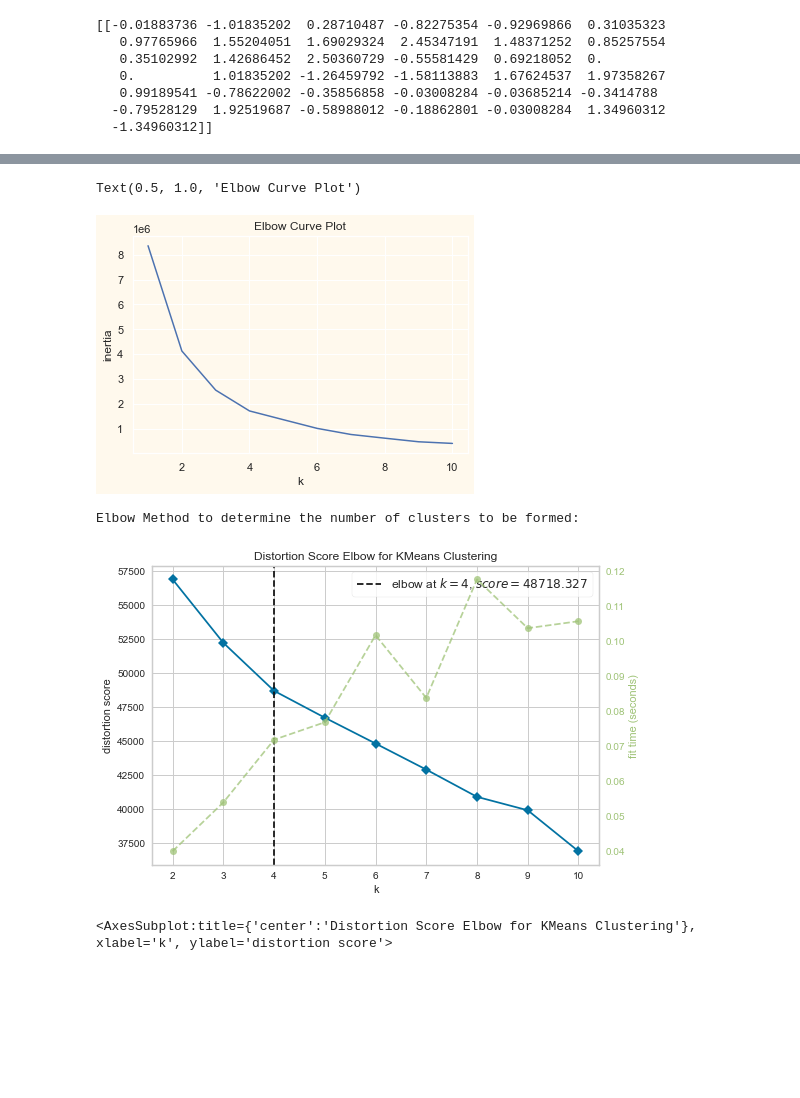
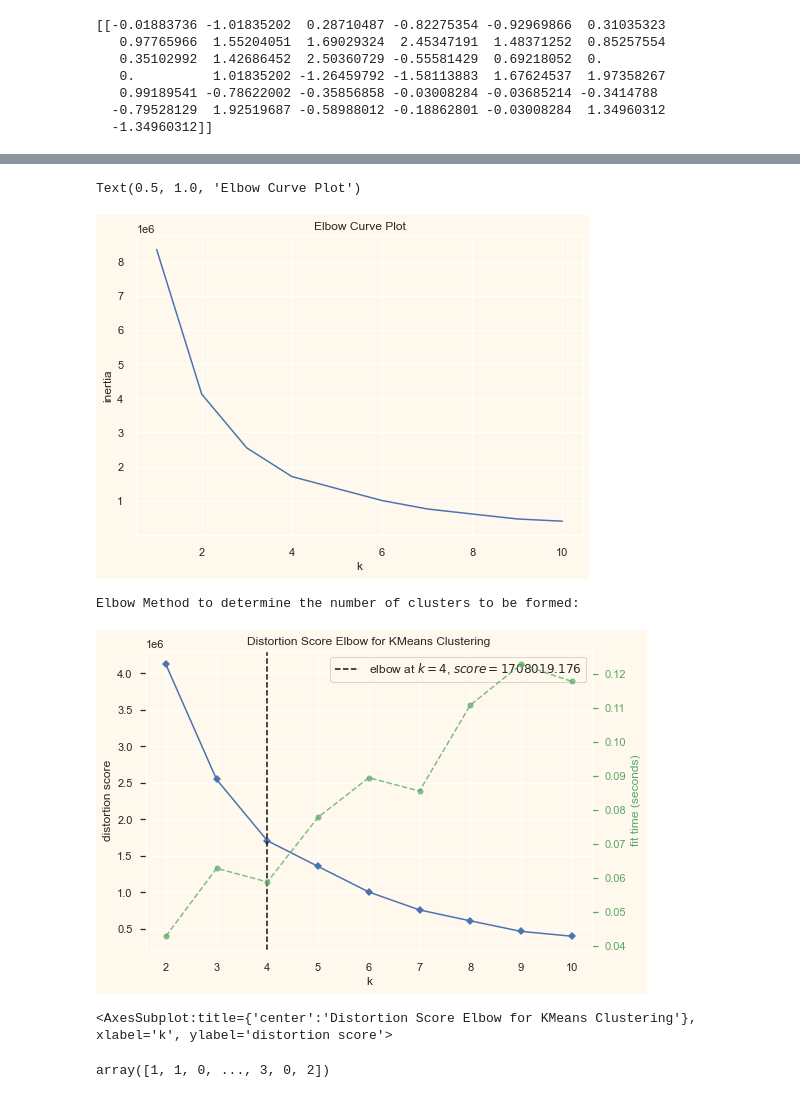
Before and after one commit to mehdirahman007/ml-masters, a Jupyter notebook: CustomerSegmentation.ipynb, the cells around one changed output, grey strips where cells are left out. Cells and saved outputs as stored; diff of their text form; code cells hidden in the pictures; blank space fills up the shorter version.

Commit message:
new plots and notes

```diff
--- a/CustomerSegmentation.ipynb
+++ b/CustomerSegmentation.ipynb
@@ -230,7 +242,7 @@ print(cust_scaled[0:1])
 # Use PCA to reduce dimensions to find 90% principal components
 cust_scaled = cust_scaled[~np.isnan(cust_scaled).any(axis=1)]
 np.isnan(cust_scaled).sum()
-pca = PCA(n_components=0.90)
+pca = PCA(n_components=0.9)
 cust_pca = pca.fit_transform(cust_scaled)
 
 # Create a DataFrame with the principal components data
@@ -287,13 +318,19 @@ sns.lineplot(data=df_elbow, x='k', y='inertia', ci=68)
 plt.title('Elbow Curve Plot')
 # %% [output]
 Text(0.5, 1.0, 'Elbow Curve Plot')
-[figure, old version]
+[figure, new version]
 # %%
 print('Elbow Method to determine the number of clusters to be formed:')
 Elbow_M = KElbowVisualizer(KMeans(), k=10)
-Elbow_M.fit(pca_df)
+Elbow_M.fit(tSNE_df)
 Elbow_M.show()
 # %% [output]
 Elbow Method to determine the number of clusters to be formed:
-[figure, old version]
+[figure, new version]
 <AxesSubplot:title={'center':'Distortion Score Elbow for KMeans Clustering'}, xlabel='k', ylabel='distortion score'>
+# %%
+km = KMeans(n_clusters=4, random_state=0)
+km.fit(tSNE_df)
+km.predict(tSNE_df)
+# %% [output]
+array([1, 1, 0, ..., 3, 0, 2])
```
Also changed, not shown: parts of 12 cells of this notebook.
